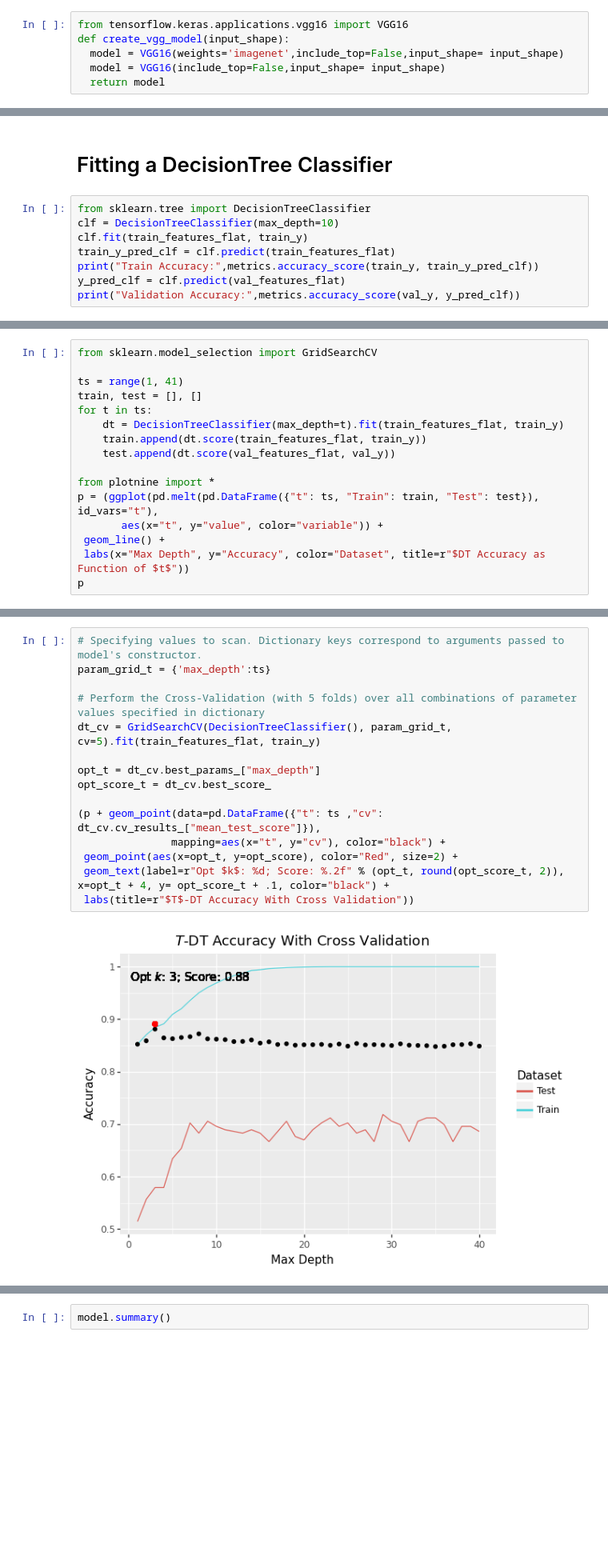
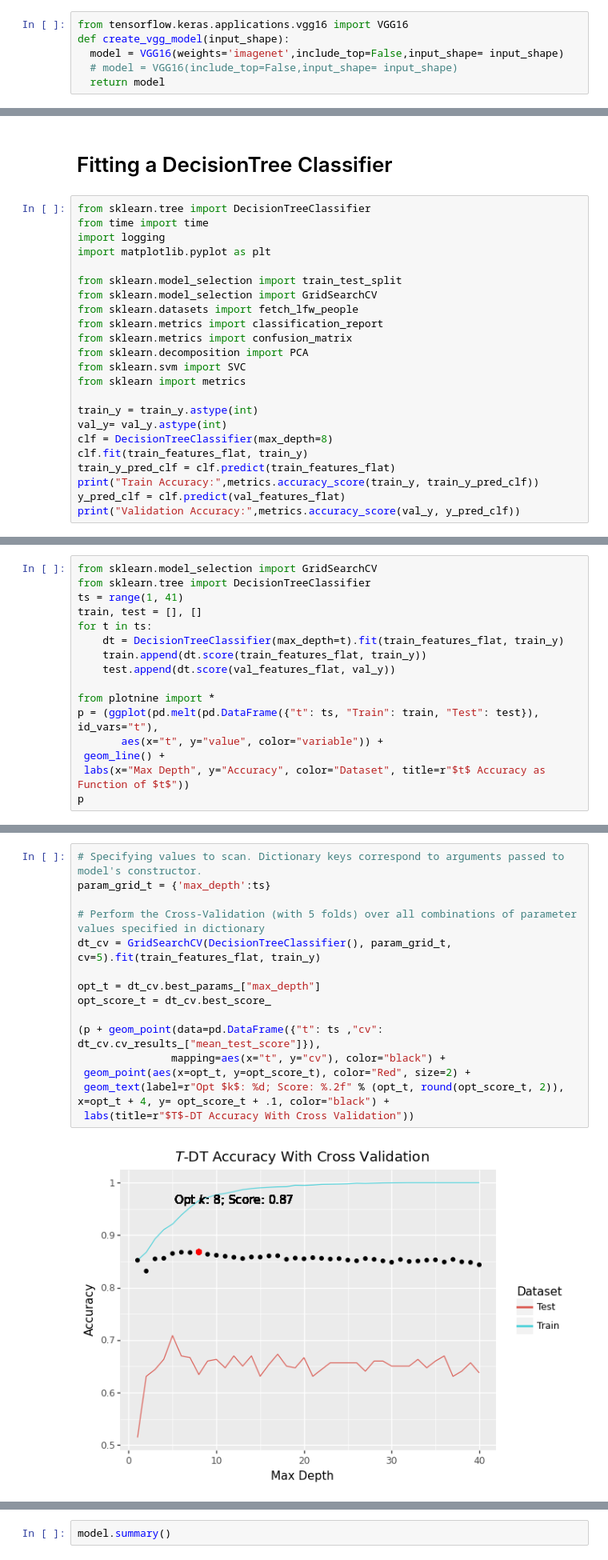
Before and after one commit to Shellyga/MAFAT-Radar-Challenge, a Jupyter notebook: Copy_of_MAFAT_Radar_Challenge_Baseline_CNN_Model.ipynb, the cells around one changed output, grey strips where cells are left out. Shown at 80% size. Cells and saved outputs as stored; diff of their text form; blank space fills up the shorter version.

```diff
--- a/Copy_of_MAFAT_Radar_Challenge_Baseline_CNN_Model.ipynb
+++ b/Copy_of_MAFAT_Radar_Challenge_Baseline_CNN_Model.ipynb
@@ -356,7 +375,7 @@ def aux_split(data):
 from tensorflow.keras.applications.vgg16 import VGG16
 def create_vgg_model(input_shape):
   model = VGG16(weights='imagenet',include_top=False,input_shape= input_shape)
-  model = VGG16(include_top=False,input_shape= input_shape)
+  # model = VGG16(include_top=False,input_shape= input_shape)
   return model
 # %%
 def extract_features(model,train_X,valid_X,batch_size):
@@ -844,7 +895,22 @@ stats(pred, actual)
 # Fitting a DecisionTree Classifier
 # %%
 from sklearn.tree import DecisionTreeClassifier
-clf = DecisionTreeClassifier(max_depth=10)
+from time import time
+import logging
+import matplotlib.pyplot as plt
+
+from sklearn.model_selection import train_test_split
+from sklearn.model_selection import GridSearchCV
+from sklearn.datasets import fetch_lfw_people
+from sklearn.metrics import classification_report
+from sklearn.metrics import confusion_matrix
+from sklearn.decomposition import PCA
+from sklearn.svm import SVC
+from sklearn import metrics
+
+train_y = train_y.astype(int)
+val_y= val_y.astype(int)
+clf = DecisionTreeClassifier(max_depth=8)
 clf.fit(train_features_flat, train_y)
 train_y_pred_clf = clf.predict(train_features_flat)
 print("Train Accuracy:",metrics.accuracy_score(train_y, train_y_pred_clf))
@@ -876,6 +943,6 @@ stats(pred, actual)
 # %%
 from sklearn.model_selection import GridSearchCV
-
+from sklearn.tree import DecisionTreeClassifier
 ts = range(1, 41)
 train, test = [], []
 for t in ts:
@@ -887,6 +954,6 @@ from plotnine import *
 p = (ggplot(pd.melt(pd.DataFrame({"t": ts, "Train": train, "Test": test}), id_vars="t"),
        aes(x="t", y="value", color="variable")) +
  geom_line() +
- labs(x="Max Depth", y="Accuracy", color="Dataset", title=r"$DT Accuracy as Function of $t$"))
+ labs(x="Max Depth", y="Accuracy", color="Dataset", title=r"$t$ Accuracy as Function of $t$"))
 p
 # %% [output]
@@ -895,17 +962,17 @@ p
 # %%
 # Specifying values to scan. Dictionary keys correspond to arguments passed to model's constructor.
 param_grid_t = {'max_depth':ts}
 
 # Perform the Cross-Validation (with 5 folds) over all combinations of parameter values specified in dictionary
 dt_cv = GridSearchCV(DecisionTreeClassifier(), param_grid_t, cv=5).fit(train_features_flat, train_y)
 
 opt_t = dt_cv.best_params_["max_depth"]
 opt_score_t = dt_cv.best_score_
 
 (p + geom_point(data=pd.DataFrame({"t": ts ,"cv": dt_cv.cv_results_["mean_test_score"]}),
                mapping=aes(x="t", y="cv"), color="black") +
- geom_point(aes(x=opt_t, y=opt_score), color="Red", size=2) +
+ geom_point(aes(x=opt_t, y=opt_score_t), color="Red", size=2) +
  geom_text(label=r"Opt $k$: %d; Score: %.2f" % (opt_t, round(opt_score_t, 2)), x=opt_t + 4, y= opt_score_t + .1, color="black") +
  labs(title=r"$T$-DT Accuracy With Cross Validation"))
 # %% [output]
-[figure, old version]
+[figure, new version]
```
Also changed, not shown: parts of 49 cells of this notebook.
